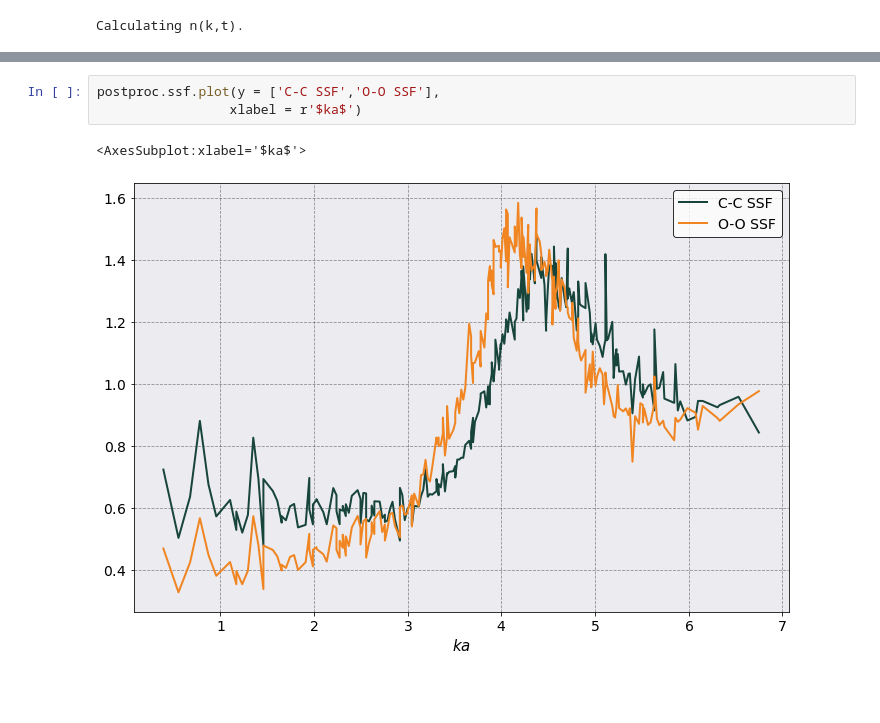
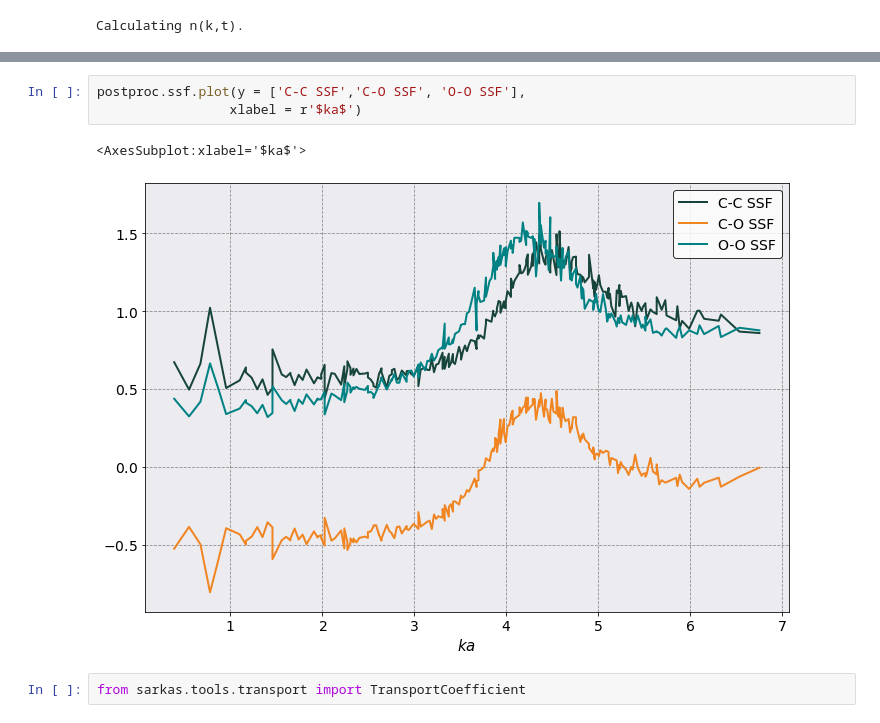
Before and after one commit to murillo-group/sarkas, a Jupyter notebook: notebooks/YBIM_Simulation.ipynb, the cells around one changed output, grey strips where cells are left out. Saved outputs shown, nothing was run; the diff lists cells and outputs as text; blank space fills up the shorter version.

```diff
--- a/notebooks/YBIM_Simulation.ipynb
+++ b/notebooks/YBIM_Simulation.ipynb
@@ -130,6 +132,8 @@ Calculating S(k)
 # %%
-postproc.ssf.plot(y = ['C-C SSF','O-O SSF'],
+postproc.ssf.plot(y = ['C-C SSF','C-O SSF', 'O-O SSF'],
                  xlabel = r'$ka$')
 # %% [output]
 <AxesSubplot:xlabel='$ka$'>
-[figure, old version]
+[figure, new version]
+# %%
+from sarkas.tools.transport import TransportCoefficient
```
Also changed, not shown: parts of 14 cells of this notebook, 4 other files.
